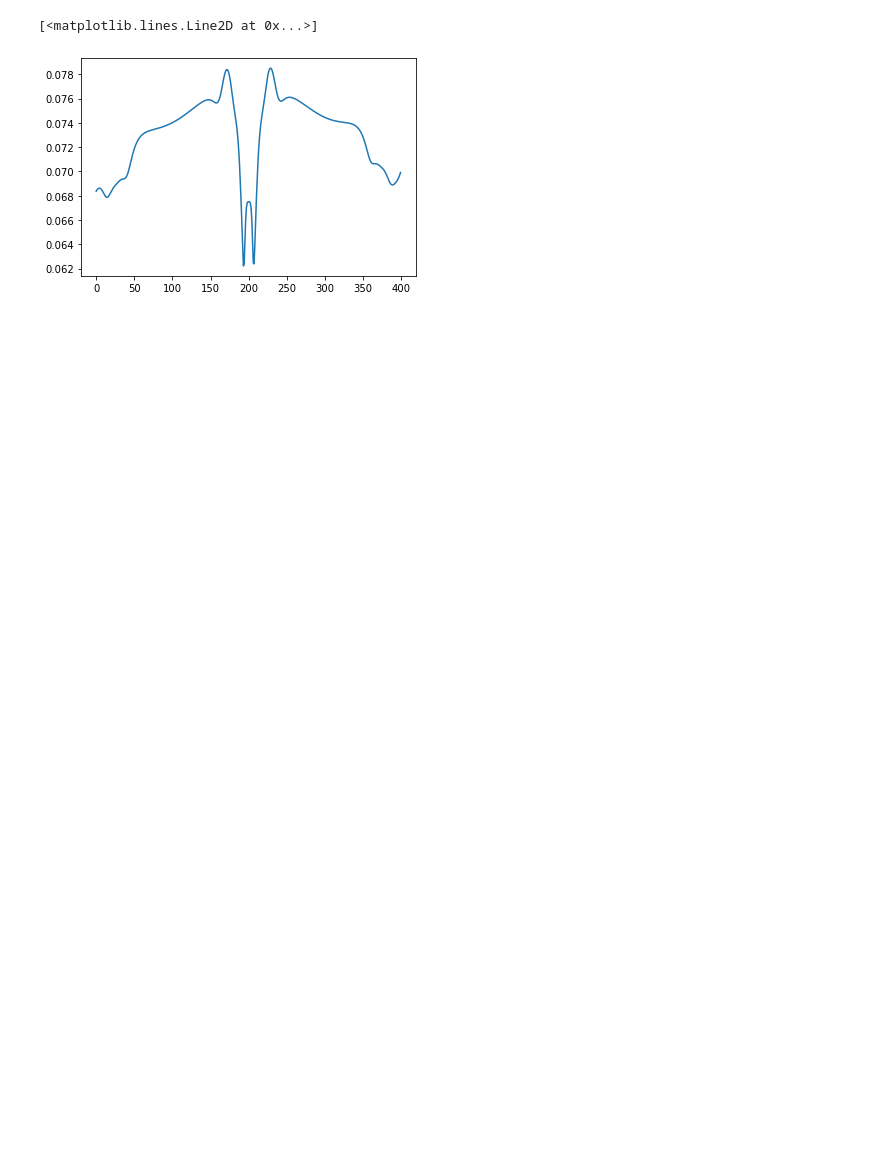
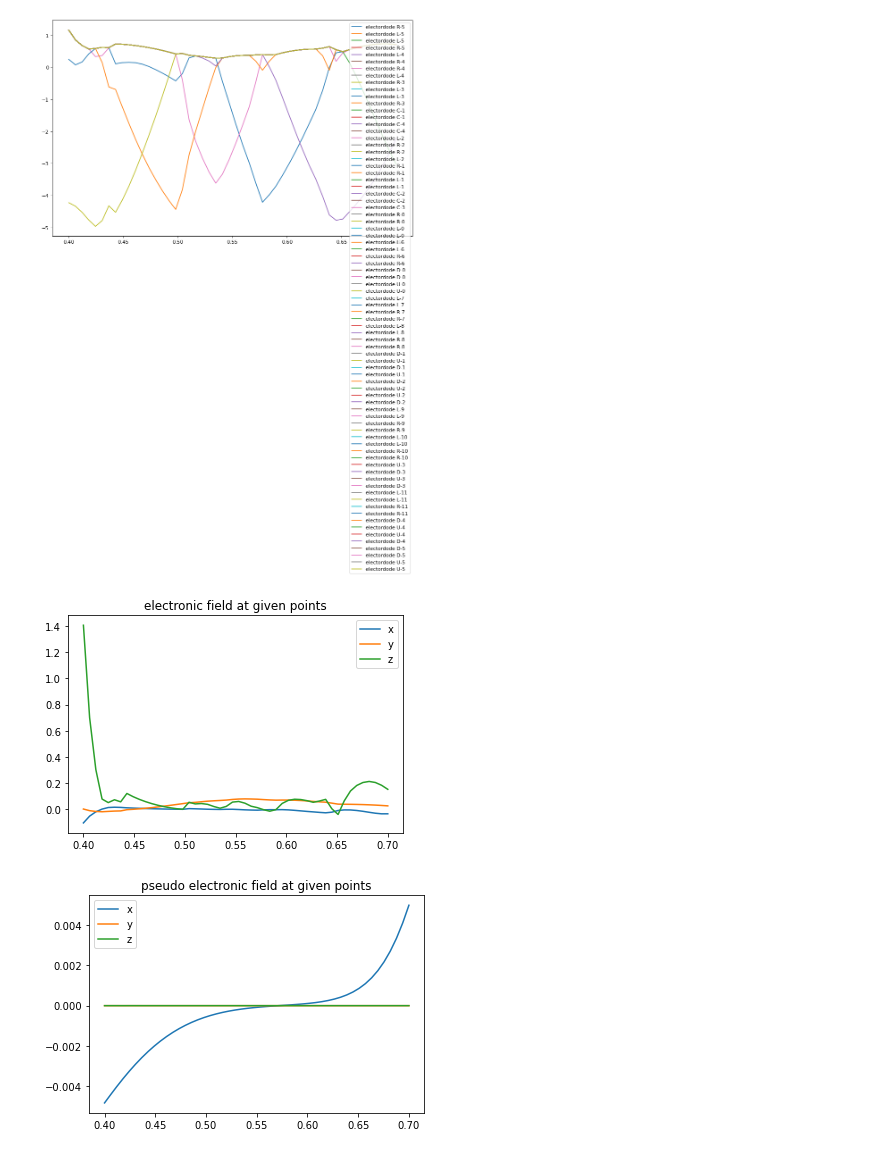
Before and after one commit to GaoxiangTang/junction-trap-simulation, a Jupyter notebook: shuttling.ipynb, the cells around one changed output. Cells and saved outputs as stored; diff of their text form; code cells hidden in the pictures; blank space fills up the shorter version.

Commit message:
completed shuttling except junction
with low voltages in near-by electrodes, the ion can be pulled according to the desired profile

```diff
--- a/shuttling.ipynb
+++ b/shuttling.ipynb
@@ -79,6 +0,0 @@ plt.show()
-# %%
-%matplotlib inline
-plt.plot(locations[:, 1])
-# %% [output]
-[<matplotlib.lines.Line2D at 0x...>]
-[figure, removed]
@@ -84,0 +6,16 @@ plt.plot(locations[:, 1])
+# %%
+pbi, ppi = dict(), dict()
+# %%
+
+shuttle_range = [[-1, 1], [-0.1, 0.1], [0.05, 0.1]]
+junction = trap_model("junction", shuttle_range, pbi, ppi)
+# %%
+%matplotlib inline
+profile = np.linspace(0.4, 0.7, 50)
+voltages, grads, frequencies, psEs, positions \
+    = junction.optimized_voltage_profile(profile, top_nearest=5, alpha=200, w=[0, 1000, 0, 100, 100, 1, 1, 0.5, 0.5, 0],\
+                                              omega=[0.5, 3, 3], confine_voltage=0, max_voltage=10, calc_position=True, compensate_z=True)
+# %% [output]
+[figure, added]
+[figure, added]
+[figure, added]
```
Also changed, not shown: parts of 16 cells of this notebook, 8 other files.
